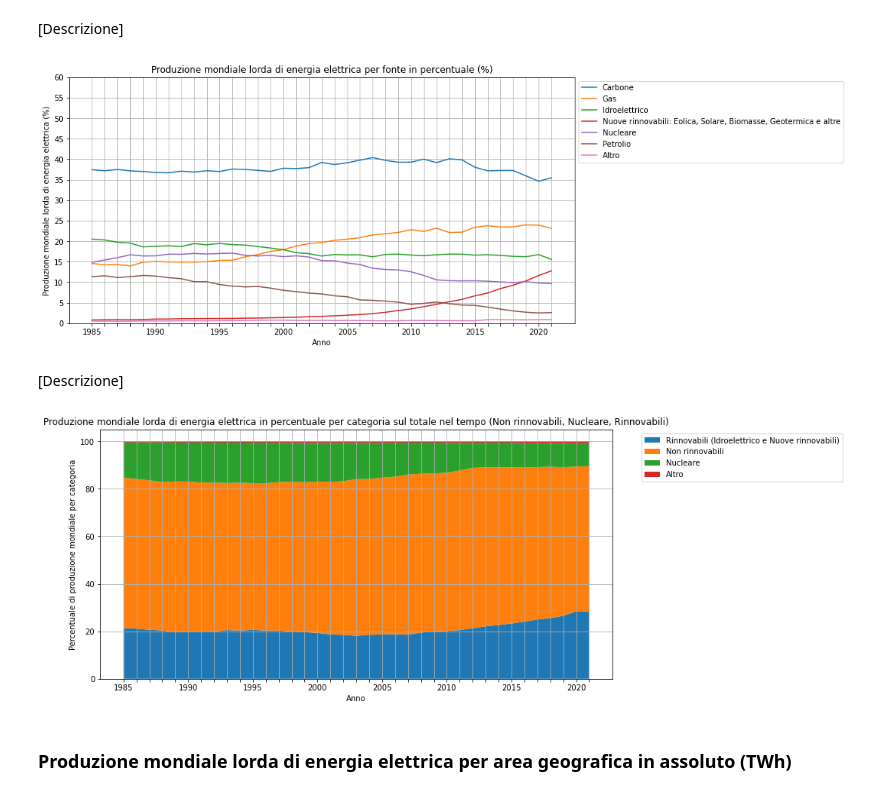
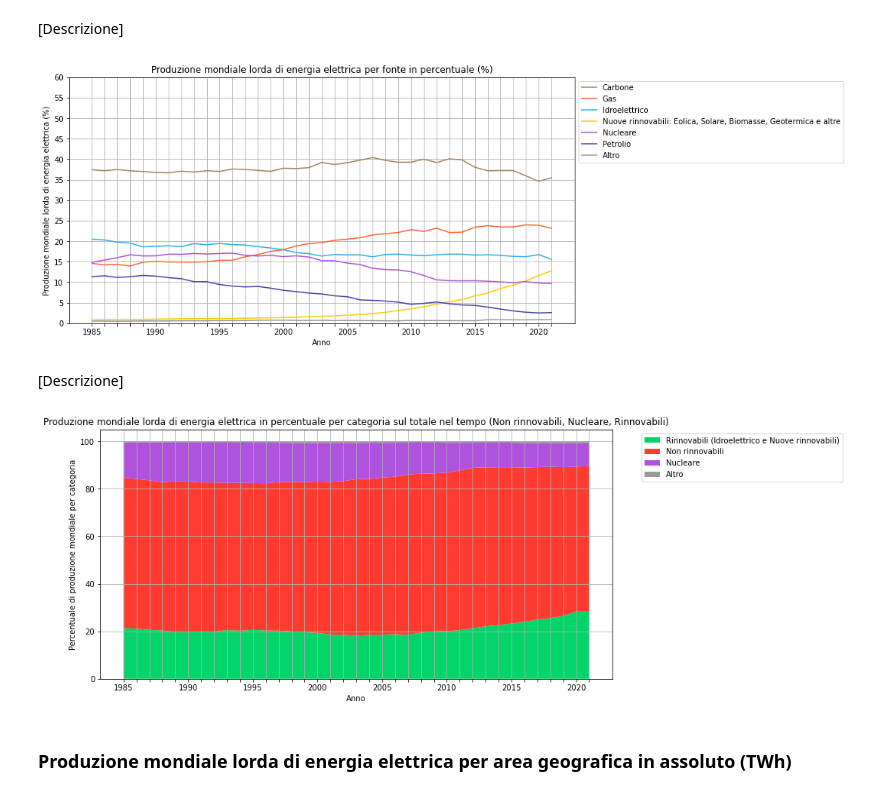
Before and after one commit to mattiamendicino/progetto-scivis, a Jupyter notebook: codice.ipynb, the cells around one changed output. Drawn from its saved outputs; the diff is of its cells as text; code cells hidden in the pictures.

Commit message:
Modificati colori

```diff
--- a/codice.ipynb
+++ b/codice.ipynb
@@ -116,0 +120,25 @@ merged_data[(merged_data['ISO'] == 'ITA') & (merged_data['Year'] >= 2019)]
+# %%
+color_palette = {
+    'Rinnovabili': '#02D46A',
+    'Idroelettrico': '#32ADE6',
+    'Nuove rinnovabili': '#FFCC00',
+    'Non rinnovabili': '#FF3B30',
+    'Carbone': '#A2845E',
+    'Gas': '#b15a00',
+    'Petrolio': '#3634a3',
+    'Nucleare': '#AF52DE',
+    'Altro': '#98989D',
+}
+
+fig, ax = plt.subplots(1, 1, figsize=(5, 7))
+
+for i, (name, color) in enumerate(color_palette.items()):
+    rect = patches.Rectangle((0, i), 1, 1, facecolor=color)
+    ax.add_patch(rect)
+    ax.text(1.5, i + 0.5, name, va='center')
+
+ax.set_xlim(0, 3)
+ax.set_ylim(0, len(color_palette))
+ax.axis('off')
+
+plt.show()
@@ -155,13 +185,13 @@ grouped_data = production_data.groupby('Year')[['ElectBy_Coal', 'ElectBy_Gas', '
 grouped_data_percentage = grouped_data.divide(grouped_data.sum(axis=1), axis=0) * 100
 
 plt.figure(figsize=(12, 6))
-plt.plot(grouped_data_percentage.index, grouped_data_percentage['ElectBy_Coal'], label='Carbone')
-plt.plot(grouped_data_percentage.index, grouped_data_percentage['ElectBy_Gas'], label='Gas')
-plt.plot(grouped_data_percentage.index, grouped_data_percentage['ElectBy_Hydro'], label='Idroelettrico')
-plt.plot(grouped_data_percentage.index, grouped_data_percentage['ElectBy_NewRenewables'], label='Nuove rinnovabili: Eolica, Solare, Biomasse, Geotermica e altre')
-plt.plot(grouped_data_percentage.index, grouped_data_percentage['ElectBy_Nuclear'], label='Nucleare')
-plt.plot(grouped_data_percentage.index, grouped_data_percentage['ElectBy_Oil'], label='Petrolio')
-plt.plot(grouped_data_percentage.index, grouped_data_percentage['ElectBy_Other'], label='Altro')
+plt.plot(grouped_data_percentage.index, grouped_data_percentage['ElectBy_Coal'], label='Carbone', color=color_palette['Carbone'])
+plt.plot(grouped_data_percentage.index, grouped_data_percentage['ElectBy_Gas'], label='Gas', color=color_palette['Gas'])
+plt.plot(grouped_data_percentage.index, grouped_data_percentage['ElectBy_Hydro'], label='Idroelettrico', color=color_palette['Idroelettrico'])
+plt.plot(grouped_data_percentage.index, grouped_data_percentage['ElectBy_NewRenewables'], label='Nuove rinnovabili: Eolica, Solare, Biomasse, Geotermica e altre', color=color_palette['Nuove rinnovabili'])
+plt.plot(grouped_data_percentage.index, grouped_data_percentage['ElectBy_Nuclear'], label='Nucleare', color=color_palette['Nucleare'])
+plt.plot(grouped_data_percentage.index, grouped_data_percentage['ElectBy_Oil'], label='Petrolio', color=color_palette['Petrolio'])
+plt.plot(grouped_data_percentage.index, grouped_data_percentage['ElectBy_Other'], label='Altro', color=color_palette['Altro'])
 
 plt.xlabel('Anno')
 plt.ylabel('Produzione mondiale lorda di energia elettrica (%)')
@@ -178,7 +208,7 @@ for i, label in enumerate(plt.gca().xaxis.get_ticklabels()):
 plt.yticks(range(0, 61, 5))
 plt.show()
 # %% [output]
-[figure, old version]
+[figure, new version]
 # %% [markdown]
 [Descrizione]
 # %%
@@ -187,35 +217,37 @@ grouped_data_percentage = grouped_data.divide(grouped_data.sum(axis=1), axis=0)
 
 grouped_data_percentage['NotRenewable'] = grouped_data_percentage['ElectBy_Coal'] + grouped_data_percentage['ElectBy_Gas'] + grouped_data_percentage['ElectBy_Oil']
 grouped_data_percentage['Nuclear'] = grouped_data_percentage['ElectBy_Nuclear']
 grouped_data_percentage['Other'] = grouped_data_percentage['ElectBy_Other']
 grouped_data_percentage['Renewable'] = grouped_data_percentage['ElectBy_Hydro'] + grouped_data_percentage['ElectBy_NewRenewables']
 
 plt.figure(figsize=(12, 6))
 
 x = grouped_data_percentage.index
 y = [grouped_data_percentage['Renewable'],
      grouped_data_percentage['NotRenewable'],
      grouped_data_percentage['Nuclear'],
      grouped_data_percentage['Other']]
 
 labels = ['Rinnovabili (Idroelettrico e Nuove rinnovabili)', 'Non rinnovabili', 'Nucleare', 'Altro']
 
-plt.stackplot(x, y, labels=labels)
+colors = [color_palette['Rinnovabili'], color_palette['Non rinnovabili'], color_palette['Nucleare'], color_palette['Altro']]
+
+plt.stackplot(x, y, labels=labels, colors=colors)
 
 plt.xlabel('Anno')
 plt.ylabel('Percentuale di produzione mondiale per categoria')
 plt.title('Produzione mondiale lorda di energia elettrica in percentuale per categoria sul totale nel tempo (Non rinnovabili, Nucleare, Rinnovabili)')
 plt.legend(bbox_to_anchor=(1.05, 1), loc='upper left')
 plt.grid()
 start_year = grouped_data.index.min()
 end_year = grouped_data.index.max()
 x_ticks = plt.xticks(range(start_year, end_year+1, 1))
 for i, label in enumerate(plt.gca().xaxis.get_ticklabels()):
     if i % 5 != 0:
         label.set_visible(False)
 plt.show()
 # %% [output]
-[figure, old version]
+[figure, new version]
 # %% [markdown]
 ### Produzione mondiale lorda di energia elettrica per area geografica in assoluto (TWh)
 # %% [markdown]
```
Also changed, not shown: parts of 9 cells of this notebook.
